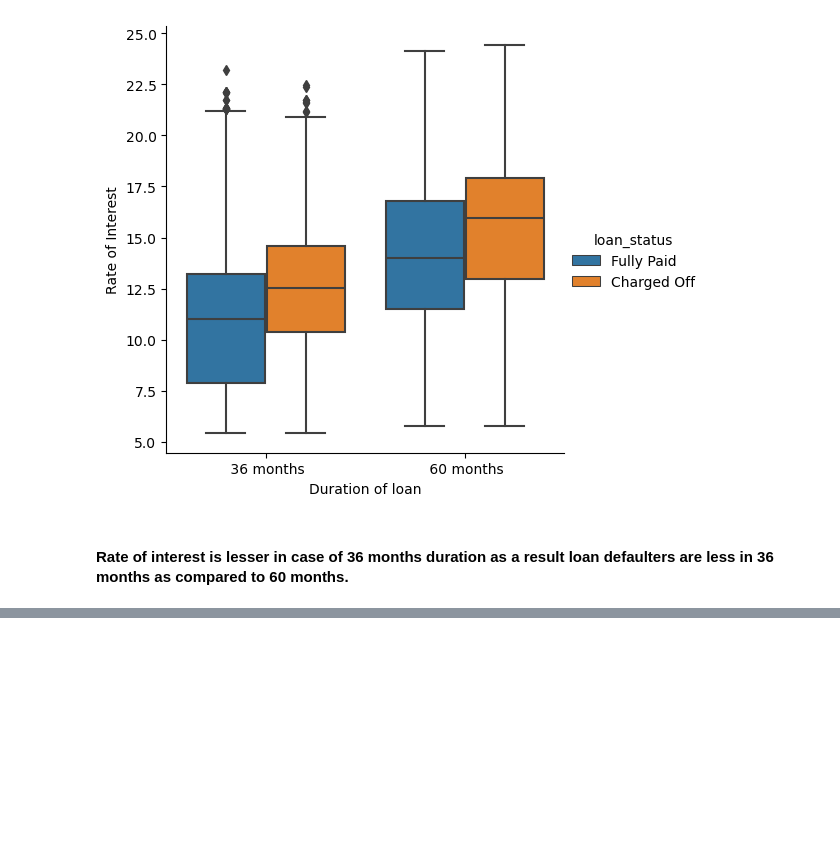
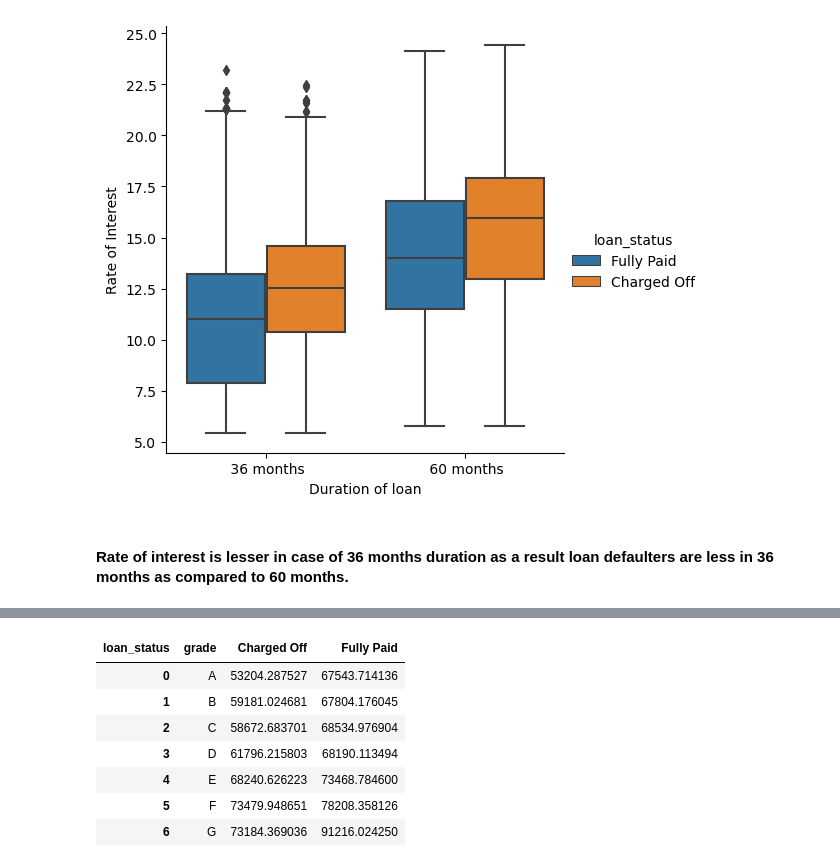
Before and after one commit to prashanthector/LendingClubCaseStudy, a Jupyter notebook: Group_Facilitator_PrashantKumarMisra.ipynb, the cells around one changed output, grey strips where cells are left out. Cells and saved outputs as stored; diff of their text form; code cells hidden in the pictures; blank space fills up the shorter version.

```diff
--- a/Group_Facilitator_PrashantKumarMisra.ipynb
+++ b/Group_Facilitator_PrashantKumarMisra.ipynb
@@ -795,0 +809,13 @@ plt.show()
+# %%
+pivot_table_mean = lending_df_filter.pivot_table(index='grade', columns='loan_status', values='annual_inc', aggfunc='mean').reset_index()
+from IPython.display import display
+display(pivot_table_mean)
+# %% [output]
+| loan_status | grade | Charged Off | Fully Paid |
+| 0 | A | 53204.287527 | 67543.714136 |
+| 1 | B | 59181.024681 | 67804.176045 |
+| 2 | C | 58672.683701 | 68534.976904 |
+| 3 | D | 61796.215803 | 68190.113494 |
+| 4 | E | 68240.626223 | 73468.784600 |
+| 5 | F | 73479.948651 | 78208.358126 |
+| 6 | G | 73184.369036 | 91216.024250 |
```
Also changed, not shown: parts of 8 cells of this notebook.
